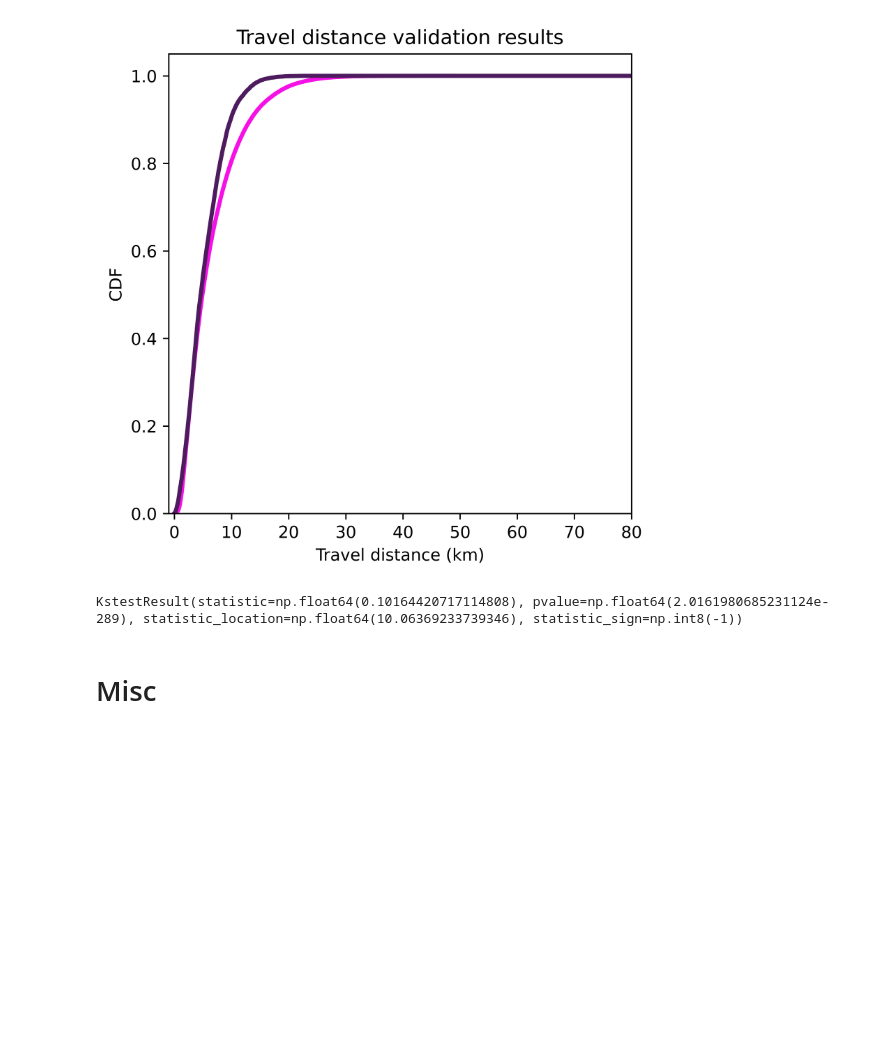
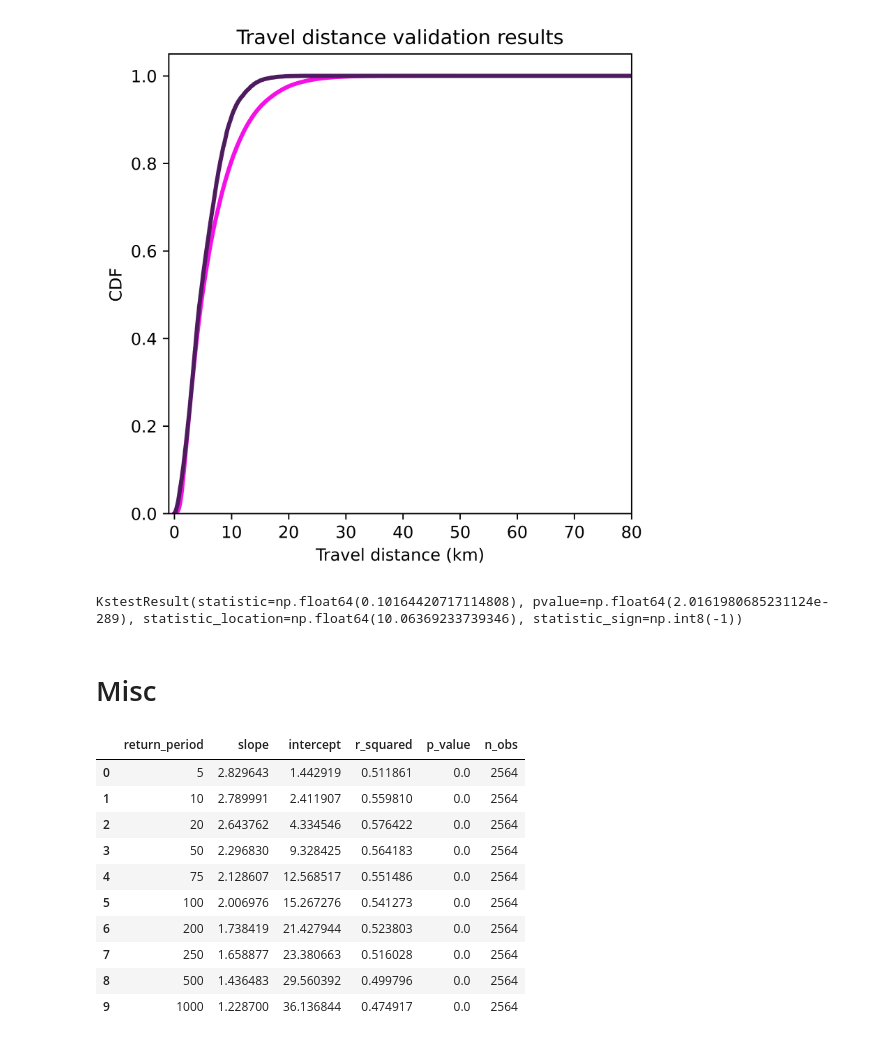
Before and after one commit to jesuslovesyiyi/Global-road-network-resilience, a Jupyter notebook: analysis/05_Validation.ipynb, the cells around one changed output. Cells and saved outputs as stored; diff of their text form; code cells hidden in the pictures; blank space fills up the shorter version.

```diff
--- a/analysis/05_Validation.ipynb
+++ b/analysis/05_Validation.ipynb
@@ -1849,3 +1850,47 @@ print(ks_2samp(sample1, sample2))
 KstestResult(statistic=np.float64(0.10164420717114808), pvalue=np.float64(2.0161980685231124e-289), statistic_location=np.float64(10.06369233739346), statistic_sign=np.int8(-1))
 # %% [markdown]
 # Misc
+# %%
+# OLS direct exposure and indirect impact
+RP_lst = [5, 10, 20, 50, 75, 100, 200, 250, 500, 1000]
+gamma = 30
+df = pd.read_csv(home_dir + f'/csv/fail_exposure_percentage_join_10_rps_{gamma}cm.csv', index_col=0)
+
+results = []
+
+for rp in RP_lst:
+    x_col = f"expose_perc_{rp}"
+    y_col = f"fail_perc_{rp}"
+
+    # drop rows with missing values
+    df_rp = df[[x_col, y_col]].dropna()
+
+    X = sm.add_constant(df_rp[x_col])  # adds intercept
+    y = df_rp[y_col]
+
+    model = sm.OLS(y, X).fit()
+
+    results.append({
+        "return_period": rp,
+        "slope": model.params[x_col],
+        "intercept": model.params["const"],
+        "r_squared": model.rsquared,
+        "p_value": model.pvalues[x_col],
+        "n_obs": int(model.nobs)
+    })
+
+results_df = pd.DataFrame(results)
+# %%
+results_df
+# %% [output]
+|  | return_period | slope | intercept | r_squared | p_value | n_obs |
+| 0 | 5 | 2.829643 | 1.442919 | 0.511861 | 0.0 | 2564 |
+| 1 | 10 | 2.789991 | 2.411907 | 0.559810 | 0.0 | 2564 |
+| 2 | 20 | 2.643762 | 4.334546 | 0.576422 | 0.0 | 2564 |
+| 3 | 50 | 2.296830 | 9.328425 | 0.564183 | 0.0 | 2564 |
+| 4 | 75 | 2.128607 | 12.568517 | 0.551486 | 0.0 | 2564 |
+| 5 | 100 | 2.006976 | 15.267276 | 0.541273 | 0.0 | 2564 |
+| 6 | 200 | 1.738419 | 21.427944 | 0.523803 | 0.0 | 2564 |
+| 7 | 250 | 1.658877 | 23.380663 | 0.516028 | 0.0 | 2564 |
+| 8 | 500 | 1.436483 | 29.560392 | 0.499796 | 0.0 | 2564 |
+| 9 | 1000 | 1.228700 | 36.136844 | 0.474917 | 0.0 | 2564 |
```
Also changed, not shown: parts of 3 cells of this notebook, 1 other file.
